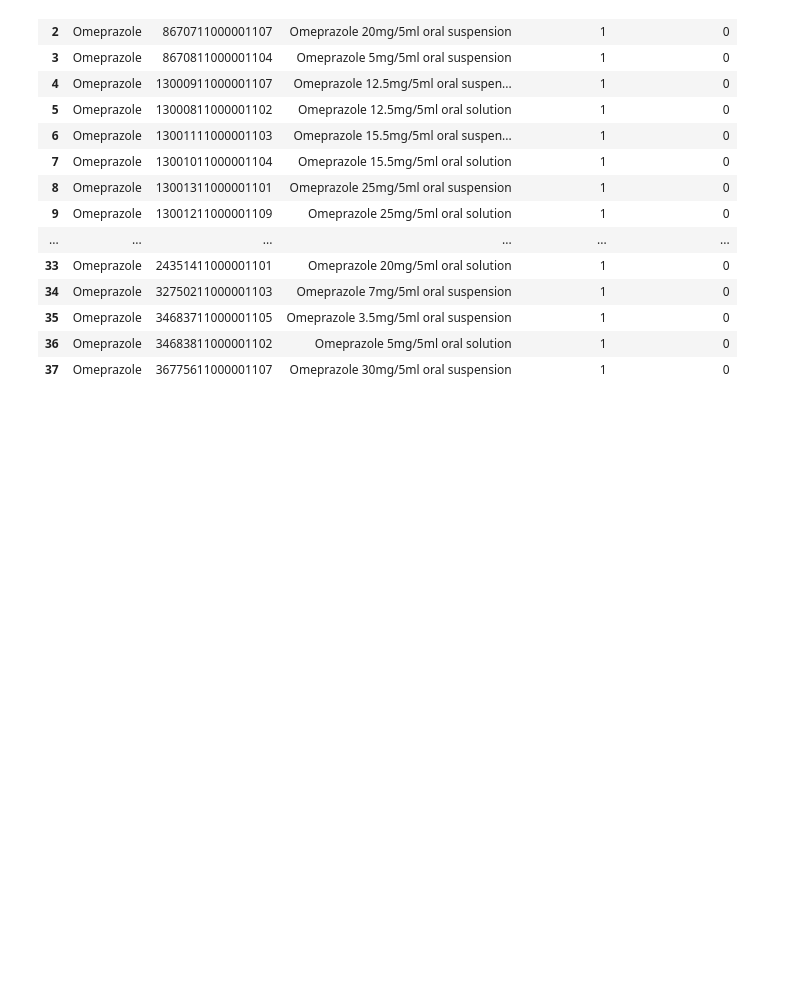
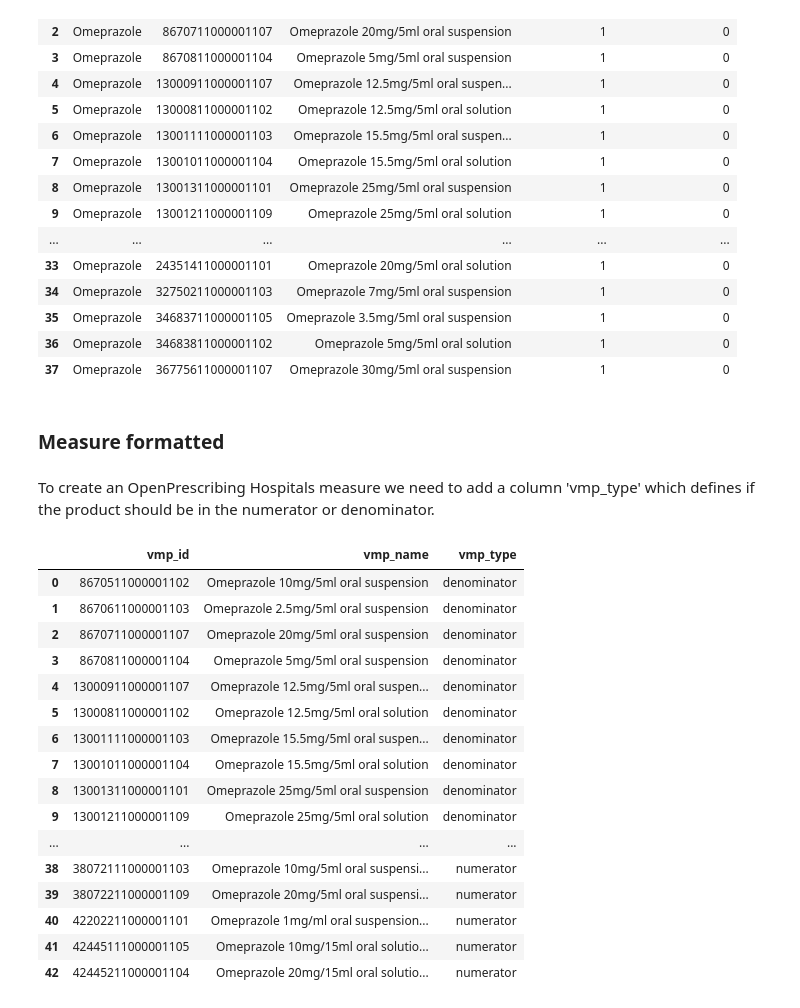
Before and after one commit to bennettoxford/omeprazole_unlicensed_liquid, a Jupyter notebook: notebooks/Omeprazole_unlicensed.ipynb, the cells around one changed output. Saved outputs shown, nothing was run; the diff lists cells and outputs as text; code cells hidden in the pictures; blank space fills up the shorter version.

```diff
--- a/notebooks/Omeprazole_unlicensed.ipynb
+++ b/notebooks/Omeprazole_unlicensed.ipynb
@@ -314,3 +314,69 @@ df
 | 35 | Omeprazole | 34683711000001105 | Omeprazole 3.5mg/5ml oral suspension | 1 | 0 |
 | 36 | Omeprazole | 34683811000001102 | Omeprazole 5mg/5ml oral solution | 1 | 0 |
 | 37 | Omeprazole | 36775611000001107 | Omeprazole 30mg/5ml oral suspension | 1 | 0 |
+# %% [markdown]
+### Measure formatted
+# %% [markdown]
+To create an OpenPrescribing Hospitals measure we need to add a column 'vmp_type' which defines if the product should be in the numerator or denominator.
+# %%
+sql = """
+WITH specials_identifier AS (
+    SELECT
+        vtm.nm as vtm_name,
+        vmp.id AS vmp_id,
+        vmp.nm AS vmp_name,
+        SUM(CASE WHEN amp.avail_restrict = 6 THEN 1 ELSE 0 END) AS special_count,
+        SUM(CASE WHEN amp.avail_restrict != 6 THEN 1 ELSE 0 END) AS non_special_count
+    FROM dmd.vmp vmp
+    INNER JOIN dmd.vtm vtm ON vtm.id = vmp.vtm
+    INNER JOIN dmd.ont ont ON ont.vmp = vmp.id
+    INNER JOIN dmd.ontformroute ofr ON ont.form = ofr.cd
+    INNER JOIN dmd.amp amp ON vmp.id = amp.vmp
+    WHERE vtm.id = 776991000 -- omeprazole VTM
+    AND ofr.descr IN ('solution.oral', 'solution.gastroenteral', 'suspension.oral', 'suspension.gastroenteral')
+    AND vmp.id NOT IN (
+        SELECT
+            vmp.id
+        FROM dmd.vmp vmp
+        LEFT JOIN dmd.vtm vtm ON vmp.vtm = vtm.id
+        LEFT JOIN dmd.ont ont ON ont.vmp = vmp.id
+        LEFT JOIN dmd.ontformroute ofr ON ont.form = ofr.cd
+        WHERE vtm.id = 776991000
+        AND ofr.descr = 'tablet.oral'
+    )
+    GROUP BY
+        vtm.nm,
+        vmp.id,
+        vmp.nm
+)
+SELECT
+    vmp_id,
+    vmp_name,
+    CASE
+        WHEN special_count > 0 AND non_special_count = 0 THEN 'denominator'
+        WHEN special_count = 0 AND non_special_count > 0 THEN 'numerator'
+        ELSE 'mixed'
+    END AS vmp_type
+FROM specials_identifier
+"""
+
+df = bq.cached_read(sql, csv_path=os.path.join('..', 'data', 'special_typed.csv'))
+df
+# %% [output]
+|  | vmp_id | vmp_name | vmp_type |
+| 0 | 8670511000001102 | Omeprazole 10mg/5ml oral suspension | denominator |
+| 1 | 8670611000001103 | Omeprazole 2.5mg/5ml oral suspension | denominator |
+| 2 | 8670711000001107 | Omeprazole 20mg/5ml oral suspension | denominator |
+| 3 | 8670811000001104 | Omeprazole 5mg/5ml oral suspension | denominator |
+| 4 | 13000911000001107 | Omeprazole 12.5mg/5ml oral suspen... | denominator |
+| 5 | 13000811000001102 | Omeprazole 12.5mg/5ml oral solution | denominator |
+| 6 | 13001111000001103 | Omeprazole 15.5mg/5ml oral suspen... | denominator |
+| 7 | 13001011000001104 | Omeprazole 15.5mg/5ml oral solution | denominator |
+| 8 | 13001311000001101 | Omeprazole 25mg/5ml oral suspension | denominator |
+| 9 | 13001211000001109 | Omeprazole 25mg/5ml oral solution | denominator |
+| ... | ... | ... | ... |
+| 38 | 38072111000001103 | Omeprazole 10mg/5ml oral suspensi... | numerator |
+| 39 | 38072211000001109 | Omeprazole 20mg/5ml oral suspensi... | numerator |
+| 40 | 42202211000001101 | Omeprazole 1mg/ml oral suspension... | numerator |
+| 41 | 42445111000001105 | Omeprazole 10mg/15ml oral solutio... | numerator |
+| 42 | 42445211000001104 | Omeprazole 20mg/15ml oral solutio... | numerator |
```
Also changed, not shown: parts of 4 cells of this notebook.
